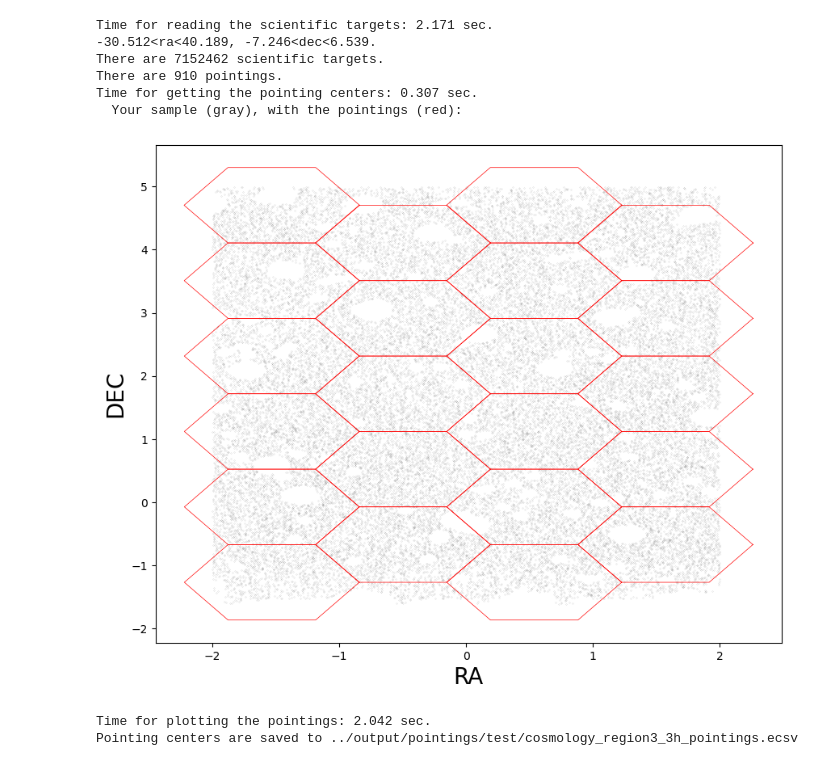
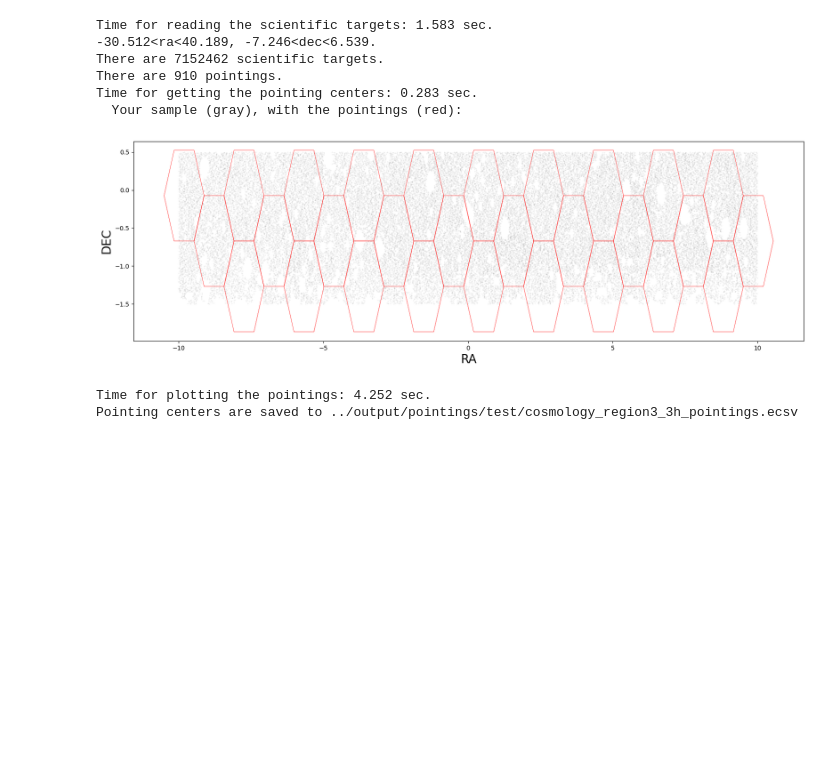
Before and after one commit to jingssrs/pfs_co_fa, a Jupyter notebook: src/pointings.ipynb, the cells around one changed output. Saved outputs shown, nothing was run; the diff lists cells and outputs as text; code cells hidden in the pictures; blank space fills up the shorter version.

```diff
--- a/src/pointings.ipynb
+++ b/src/pointings.ipynb
@@ -185,7 +185,7 @@ if __name__ == "__main__":
     yscale = 1. # 0-1., 1. is minimum/no overlapping
 
     # TODO: change the ra, dec range
-    ra_range, dec_range = [-2, 2], [-5, 5]
+    ra_range, dec_range = [-10, 10], [-1.5, 0.5]
 
     t0 = time.time()
 
@@ -224,37 +224,37 @@ if __name__ == "__main__":
     #mask_cos = np.ones(nCos, dtype=bool)
     #mask_peak_ra = np.ones(len(peaks), dtype=bool)
 
-    plt.figure(figsize=(10, 8))
+    plt.figure(figsize=(20, 6))
     print("  Your sample (gray), with the pointings (red):")
     plt.plot(raCos[mask_cos][::10], decCos[mask_cos][::10], 'k.', ms=0.2, alpha=0.5)
 
     mask_peaks_reserved = []
     for peak in peaks[mask_peak_ra]:
-        flag_reserved = plot_filter_fov(peak[0], peak[1], raCos[mask_cos], decCos[mask_cos], PA=90, n_sci_fov_least=3000, filter_fov=True)
+        flag_reserved = plot_filter_fov(peak[0], peak[1], raCos[mask_cos], decCos[mask_cos], PA=90, n_sci_fov_least=7000, filter_fov=True)
         mask_peaks_reserved.append(flag_reserved)
 
     plt.xlabel('RA', fontsize=20)
     plt.ylabel('DEC', fontsize=20)
     plt.savefig('../output/figures/test/%s_3h_fov_plot.png'%(prefix))
     plt.show()
     plt.close()
 
     t3 = time.time()
     print("Time for plotting the pointings: %.3f sec." % (t3-t2))
 
     # make the pointing center ra to [0, 360] for the output
     peaks[peaks[:, 0]<0, 0] += 360
 
     # TODO: save the reserved pointings of the whole region, not the region masked by mask_peak_ra
     out_dir = '../output/pointings/test/'
     save_pointings(peaks[mask_peak_ra][mask_peaks_reserved], out_dir+'%s_3h_pointings.ecsv'% prefix)
 # %% [output]
-Time for reading the scientific targets: 2.171 sec.
+Time for reading the scientific targets: 1.583 sec.
 -30.512<ra<40.189, -7.246<dec<6.539.
 There are 7152462 scientific targets.
 There are 910 pointings.
-Time for getting the pointing centers: 0.307 sec.
+Time for getting the pointing centers: 0.283 sec.
   Your sample (gray), with the pointings (red):
-[figure, old version]
+[figure, new version]
-Time for plotting the pointings: 2.042 sec.
+Time for plotting the pointings: 4.252 sec.
 Pointing centers are saved to ../output/pointings/test/cosmology_region3_3h_pointings.ecsv
```
Also changed, not shown: parts of 1 cell of this notebook, 27 other files.
